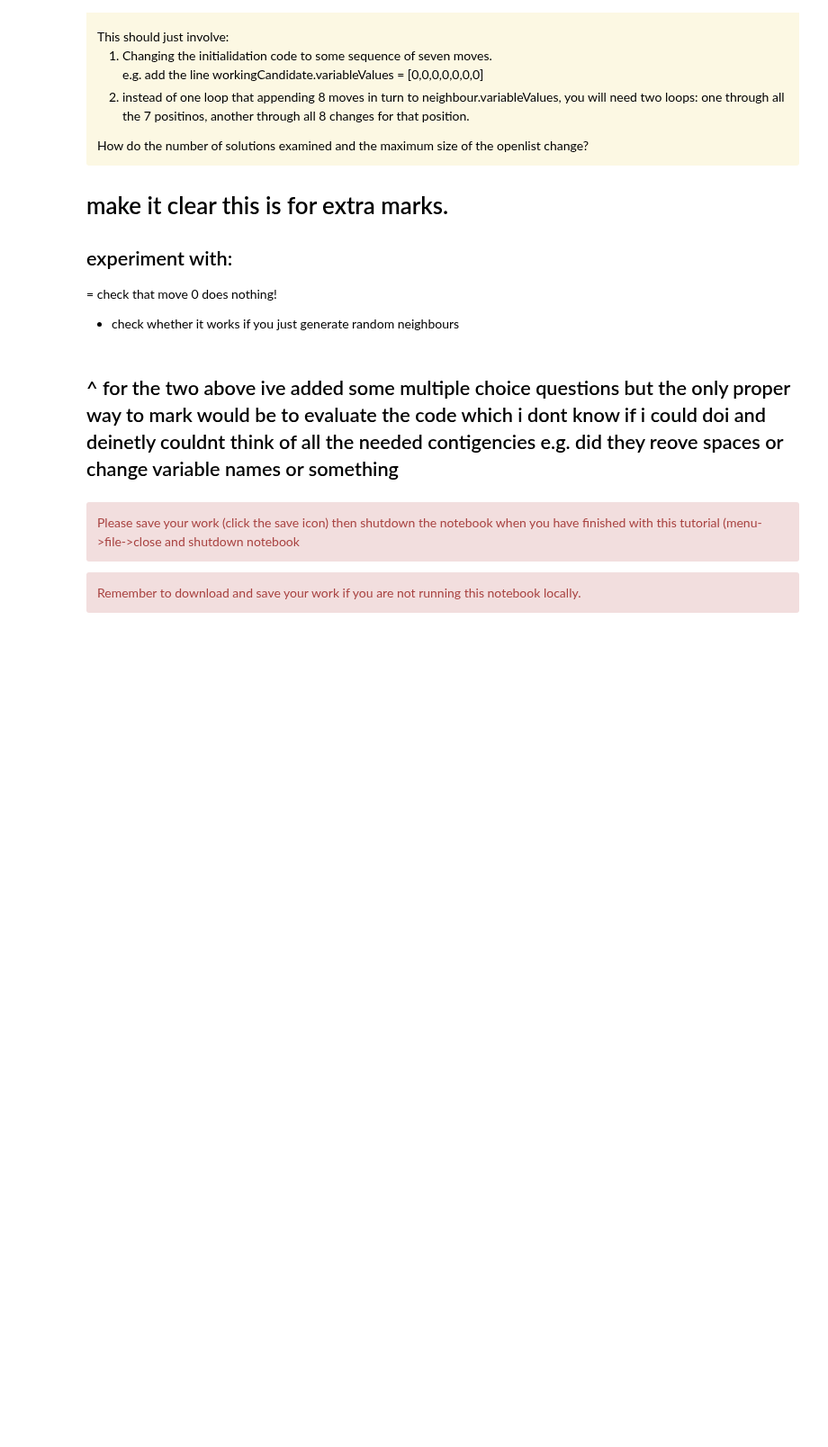
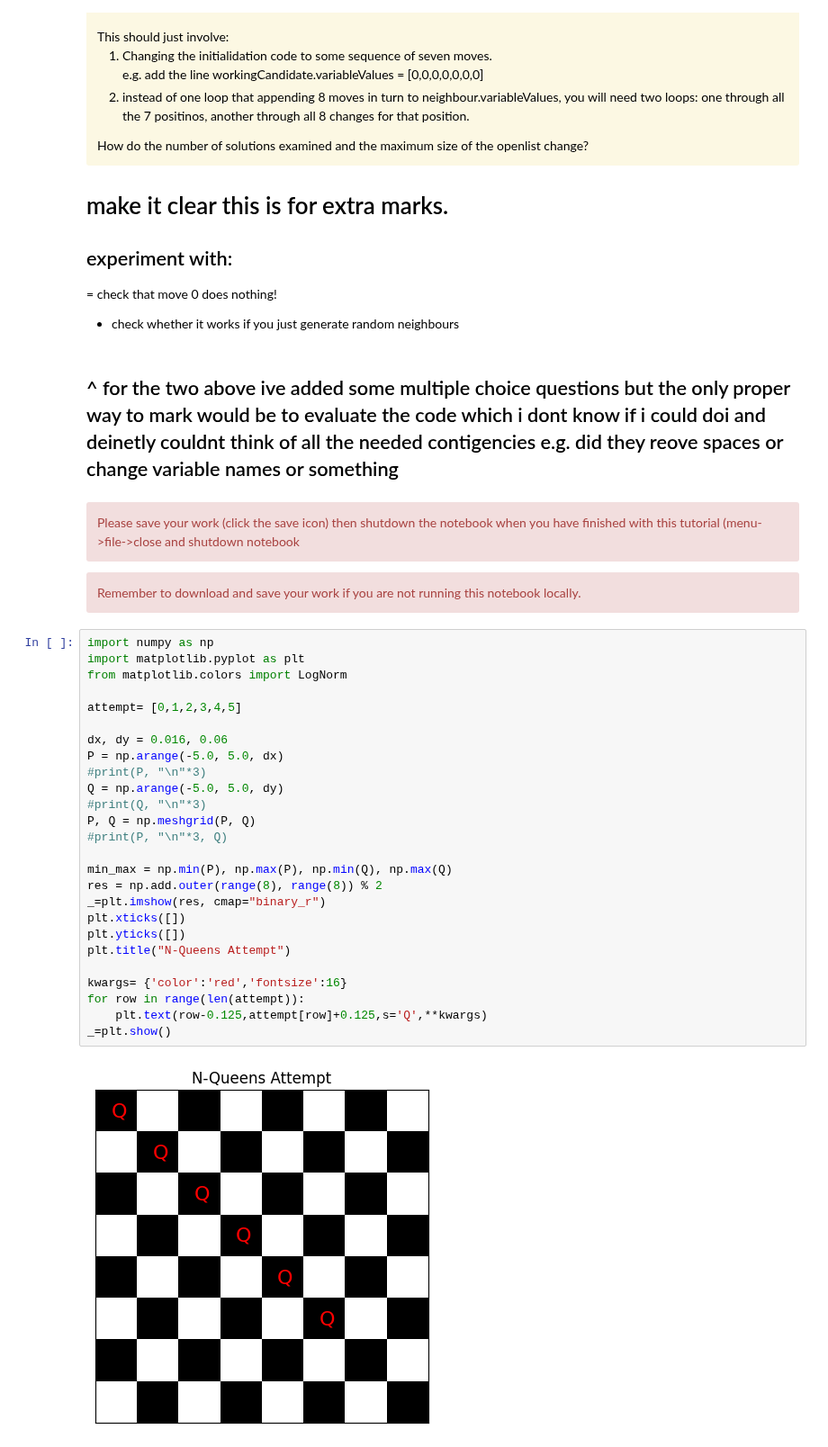
Before and after one commit to jim-smith/Artificial_Intelligence_1, a Jupyter notebook: Learning_Materials/week 2 (was 11)/workbook11.ipynb, the cells around one changed output. Shown at 90% size. Cells and saved outputs as stored; diff of their text form; blank space fills up the shorter version.

```diff
--- a/Learning_Materials/week 2 (was 11)/workbook11.ipynb
+++ b/Learning_Materials/week 2 (was 11)/workbook11.ipynb
@@ -441,3 +495,31 @@ VBox(children=(Output(outputs=({'name': 'stdout', 'text': 'At any point does bre
 <div class="alert alert-block alert-danger"> Please save your work (click the save icon) then shutdown the notebook when you have finished with this tutorial (menu->file->close and shutdown notebook</div>
 
 <div class="alert alert-block alert-danger"> Remember to download and save your work if you are not running this notebook locally.</div>
+# %%
+import numpy as np
+import matplotlib.pyplot as plt
+from matplotlib.colors import LogNorm
+
+attempt= [0,1,2,3,4,5]
+
+dx, dy = 0.016, 0.06
+P = np.arange(-5.0, 5.0, dx)
+#print(P, "\n"*3)
+Q = np.arange(-5.0, 5.0, dy)
+#print(Q, "\n"*3)
+P, Q = np.meshgrid(P, Q)
+#print(P, "\n"*3, Q)
+
+min_max = np.min(P), np.max(P), np.min(Q), np.max(Q)
+res = np.add.outer(range(8), range(8)) % 2
+_=plt.imshow(res, cmap="binary_r")
+plt.xticks([])
+plt.yticks([])
+plt.title("N-Queens Attempt")
+
+kwargs= {'color':'red','fontsize':16}
+for row in range(len(attempt)):
+    plt.text(row-0.125,attempt[row]+0.125,s='Q',**kwargs)
+_=plt.show()
+# %% [output]
+[figure, added]
```
Also changed, not shown: parts of 9 cells of this notebook, 3 other files.
